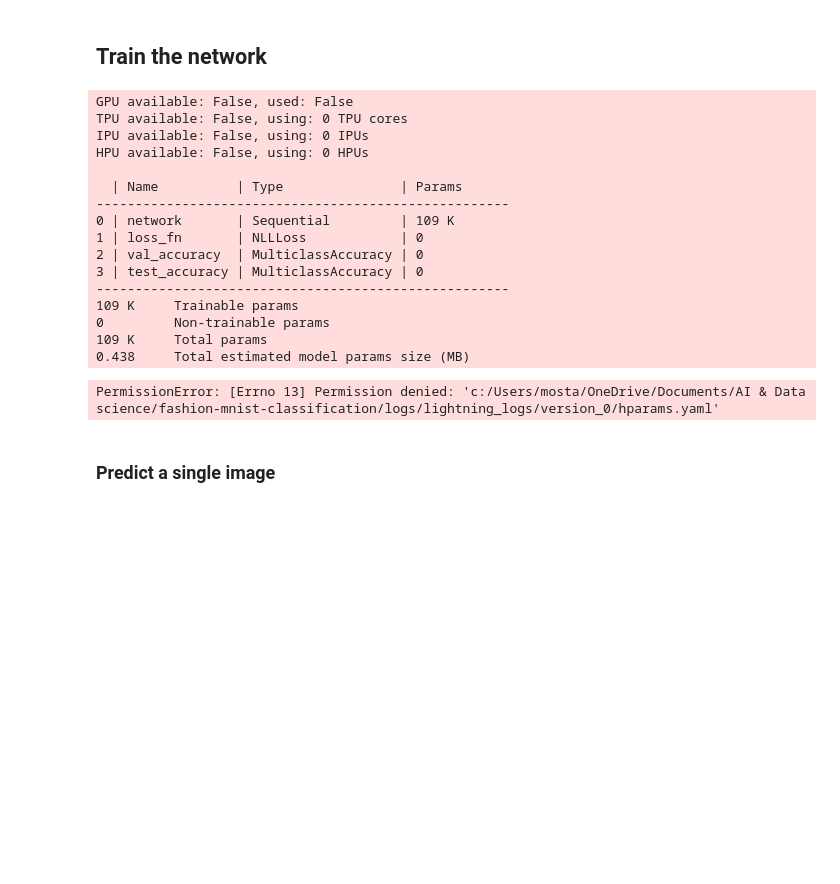
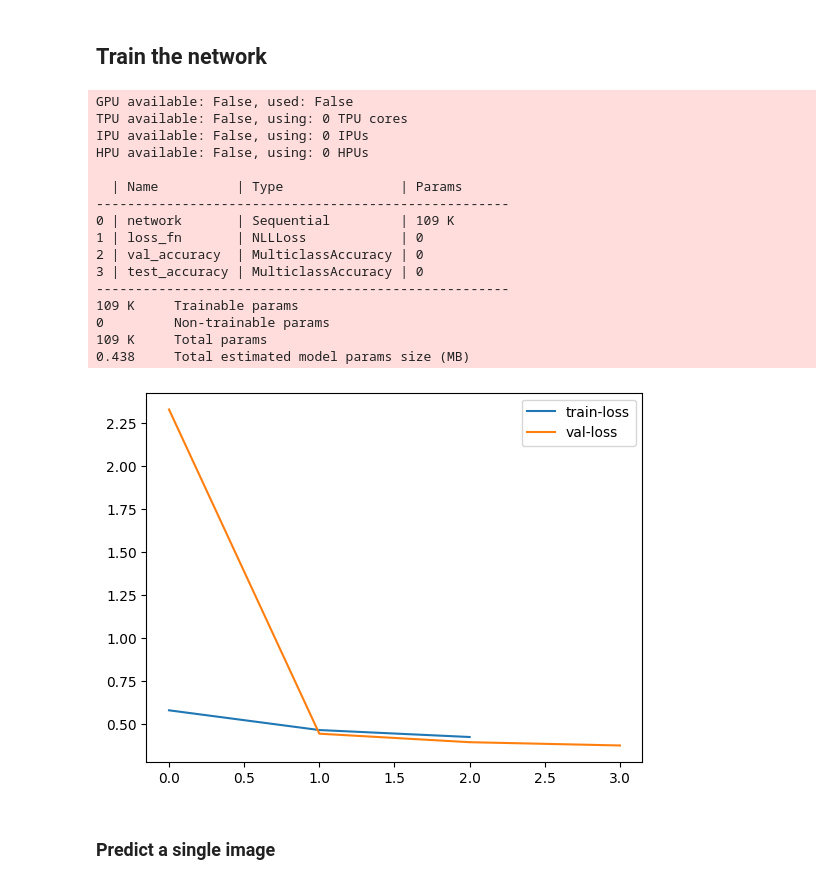
Before and after one commit to MostafaKhaled2017/fashion-mnist-classification, a Jupyter notebook: fashion_mnist_classification_nn_pytorch.ipynb, the cells around one changed output. Cells and saved outputs as stored; diff of their text form; code cells hidden in the pictures; blank space fills up the shorter version.

```diff
--- a/fashion_mnist_classification_nn_pytorch.ipynb
+++ b/fashion_mnist_classification_nn_pytorch.ipynb
@@ -100,6 +100,7 @@ class FashionMNISTDataClassifier(pl.LightningModule):
         loss = self.loss_fn(out, labels)
         self.log('train_loss', loss, prog_bar=True)
         self.temp_training_losses.append(loss)
+        return loss
 
     def validation_step(self, batch, batch_idx):
         images, labels = batch
@@ -184,25 +185,26 @@ def train_validate(model, n_epochs):
     model.plot_losses()
 # %%
 # Train and validate
-train_validate(model, n_epochs=25)
+#TODO: Increase number of epochs
+train_validate(model, n_epochs=2)
 # %% [output]
 GPU available: False, used: False
 TPU available: False, using: 0 TPU cores
 IPU available: False, using: 0 IPUs
 HPU available: False, using: 0 HPUs
 
   | Name          | Type               | Params
 -----------------------------------------------------
 0 | network       | Sequential         | 109 K
 1 | loss_fn       | NLLLoss            | 0
 2 | val_accuracy  | MulticlassAccuracy | 0
 3 | test_accuracy | MulticlassAccuracy | 0
 -----------------------------------------------------
 109 K     Trainable params
 0         Non-trainable params
 109 K     Total params
 0.438     Total estimated model params size (MB)
-PermissionError: [Errno 13] Permission denied: 'c:/Users/mosta/OneDrive/Documents/AI & Data science/fashion-mnist-classification/logs/lightning_logs/version_0/hparams.yaml'
+[figure, added]
 # %% [markdown]
 ### Predict a single image
 # %%
```
Also changed, not shown: parts of 1 cell of this notebook, 3 other files.
